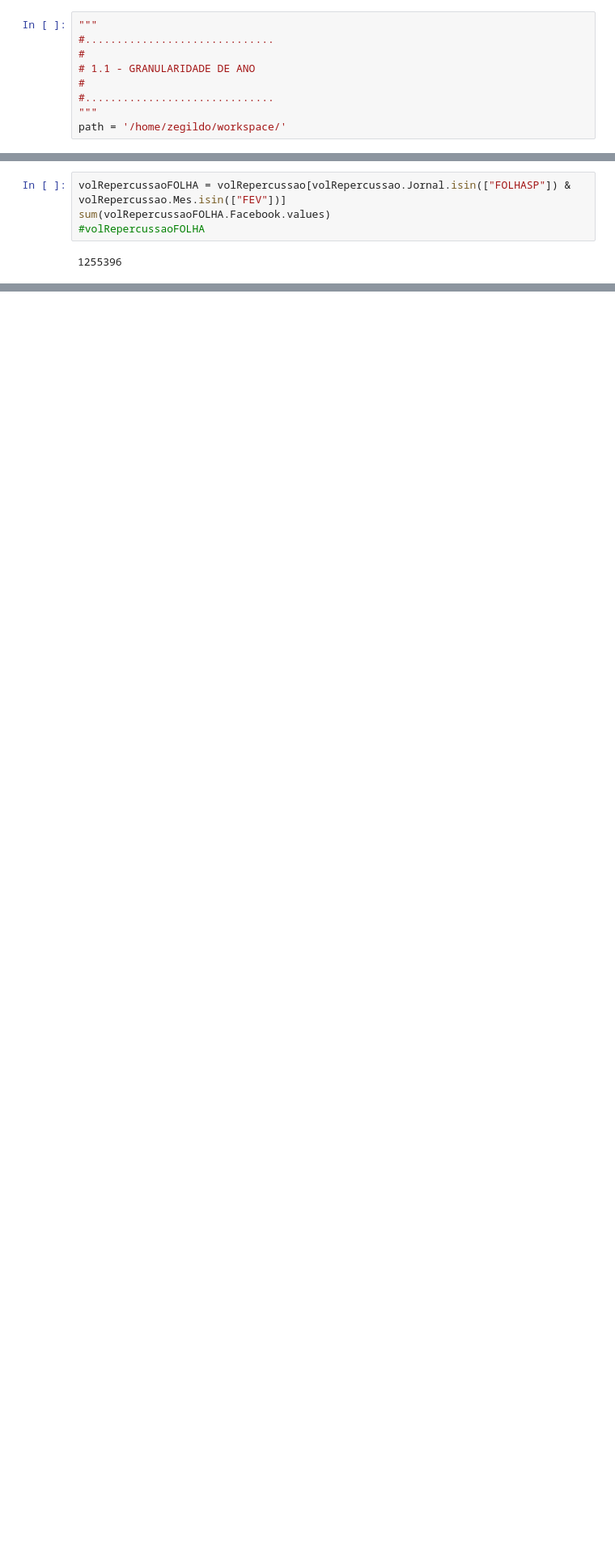
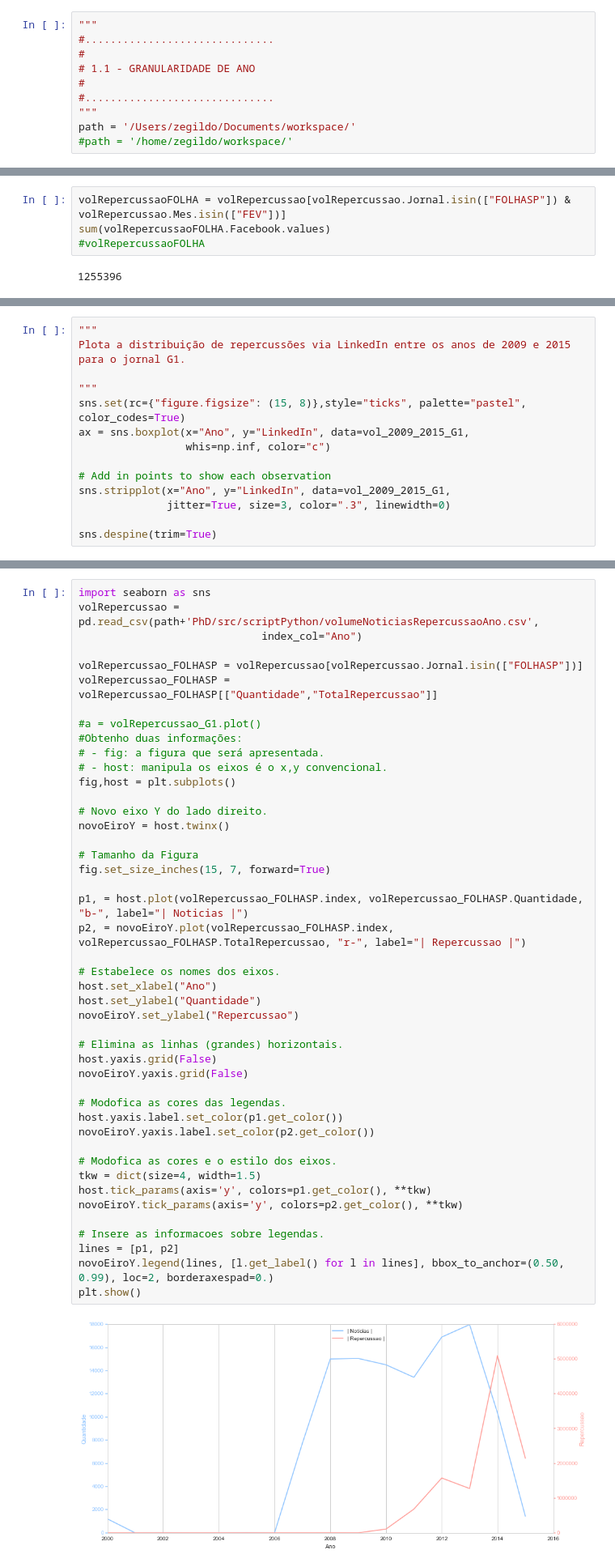
Before and after one commit to zegildo/PhD, a Jupyter notebook: src/scriptPython/TestingSeaborn.ipynb, the cells around one changed output, grey strips where cells are left out. Shown at 81% size. Drawn from its saved outputs; the diff is of its cells as text; blank space fills up the shorter version.

```diff
--- a/src/scriptPython/TestingSeaborn.ipynb
+++ b/src/scriptPython/TestingSeaborn.ipynb
@@ -44,7 +44,8 @@ import pandas as pd
 #
 #..............................
 """
-path = '/home/zegildo/workspace/'
+path = '/Users/zegildo/Documents/workspace/'
+#path = '/home/zegildo/workspace/'
 # %%
 """
 Apresenta um resumo da quantidade de notícias coletadas
@@ -1440,3 +1441,18 @@ g.set_ylabels("Quantidade de Facebook Publicadas por Mes")
 # %% [output]
 <seaborn.axisgrid.FacetGrid at 0x...>
 [figure]
+# %%
+"""
+Plota a distribuição de repercussões via LinkedIn entre os anos de 2009 e 2015
+para o jornal G1.
+
+"""
+sns.set(rc={"figure.figsize": (15, 8)},style="ticks", palette="pastel", color_codes=True)
+ax = sns.boxplot(x="Ano", y="LinkedIn", data=vol_2009_2015_G1,
+                 whis=np.inf, color="c")
+
+# Add in points to show each observation
+sns.stripplot(x="Ano", y="LinkedIn", data=vol_2009_2015_G1,
+              jitter=True, size=3, color=".3", linewidth=0)
+
+sns.despine(trim=True)
@@ -1575,0 +1549,47 @@ Ano
+# %%
+import seaborn as sns
+volRepercussao = pd.read_csv(path+'PhD/src/scriptPython/volumeNoticiasRepercussaoAno.csv',
+                             index_col="Ano")
+
+volRepercussao_FOLHASP = volRepercussao[volRepercussao.Jornal.isin(["FOLHASP"])]
+volRepercussao_FOLHASP = volRepercussao_FOLHASP[["Quantidade","TotalRepercussao"]]
+
+#a = volRepercussao_G1.plot()
+#Obtenho duas informações:
+# - fig: a figura que será apresentada.
+# - host: manipula os eixos é o x,y convencional.
+fig,host = plt.subplots()
+
+# Novo eixo Y do lado direito.
+novoEiroY = host.twinx()
+
+# Tamanho da Figura
+fig.set_size_inches(15, 7, forward=True)
+
+p1, = host.plot(volRepercussao_FOLHASP.index, volRepercussao_FOLHASP.Quantidade, "b-", label="| Noticias |")
+p2, = novoEiroY.plot(volRepercussao_FOLHASP.index, volRepercussao_FOLHASP.TotalRepercussao, "r-", label="| Repercussao |")
+
+# Estabelece os nomes dos eixos.
+host.set_xlabel("Ano")
+host.set_ylabel("Quantidade")
+novoEiroY.set_ylabel("Repercussao")
+
+# Elimina as linhas (grandes) horizontais.
+host.yaxis.grid(False)
+novoEiroY.yaxis.grid(False)
+
+# Modofica as cores das legendas.
+host.yaxis.label.set_color(p1.get_color())
+novoEiroY.yaxis.label.set_color(p2.get_color())
+
+# Modofica as cores e o estilo dos eixos.
+tkw = dict(size=4, width=1.5)
+host.tick_params(axis='y', colors=p1.get_color(), **tkw)
+novoEiroY.tick_params(axis='y', colors=p2.get_color(), **tkw)
+
+# Insere as informacoes sobre legendas.
+lines = [p1, p2]
+novoEiroY.legend(lines, [l.get_label() for l in lines], bbox_to_anchor=(0.50, 0.99), loc=2, borderaxespad=0.)
+plt.show()
+# %% [output]
+[figure, added]
```
Also changed, not shown: parts of 12 cells of this notebook, 2 other files.
